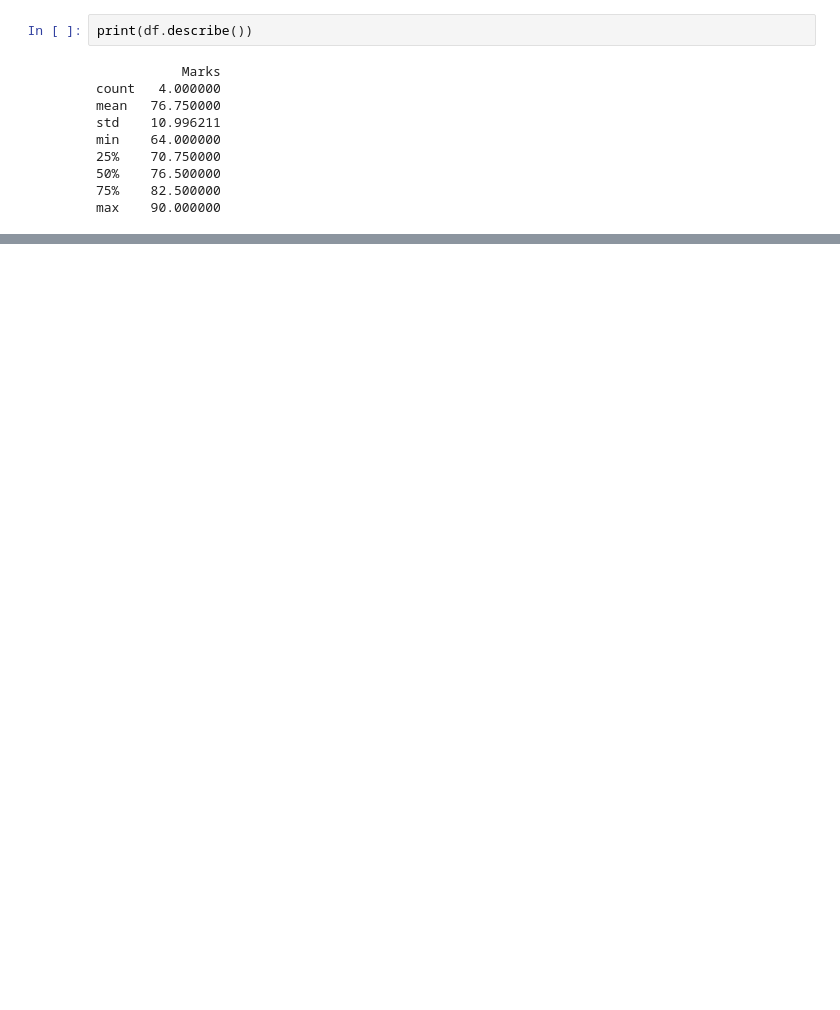
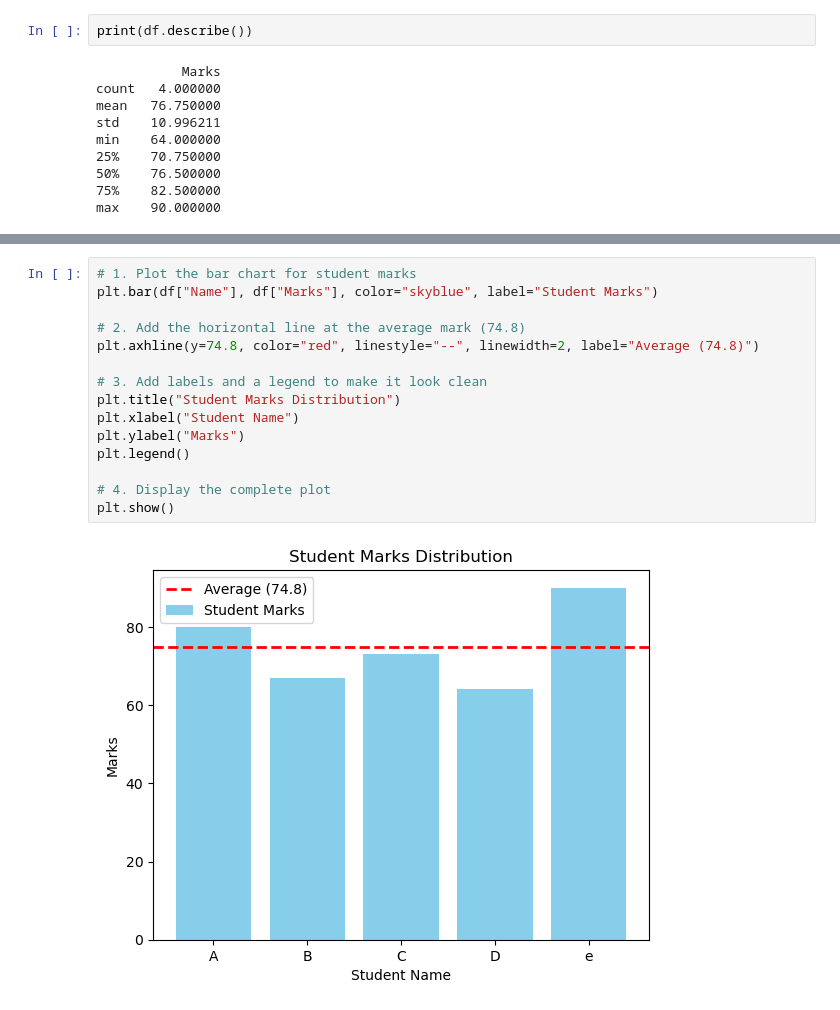
Before and after one commit to Rayeeshahmad658-ops/data-analysis-beginning, a Jupyter notebook: student_marks_analysis.ipynb, the cells around one changed output, grey strips where cells are left out. Cells and saved outputs as stored; diff of their text form; blank space fills up the shorter version.

```diff
--- a/student_marks_analysis.ipynb
+++ b/student_marks_analysis.ipynb
@@ -41,0 +51,17 @@ plt.show()
+# %%
+# 1. Plot the bar chart for student marks
+plt.bar(df["Name"], df["Marks"], color="skyblue", label="Student Marks")
+
+# 2. Add the horizontal line at the average mark (74.8)
+plt.axhline(y=74.8, color="red", linestyle="--", linewidth=2, label="Average (74.8)")
+
+# 3. Add labels and a legend to make it look clean
+plt.title("Student Marks Distribution")
+plt.xlabel("Student Name")
+plt.ylabel("Marks")
+plt.legend()
+
+# 4. Display the complete plot
+plt.show()
+# %% [output]
+[figure, added]
```
Also changed, not shown: parts of 7 cells of this notebook.
